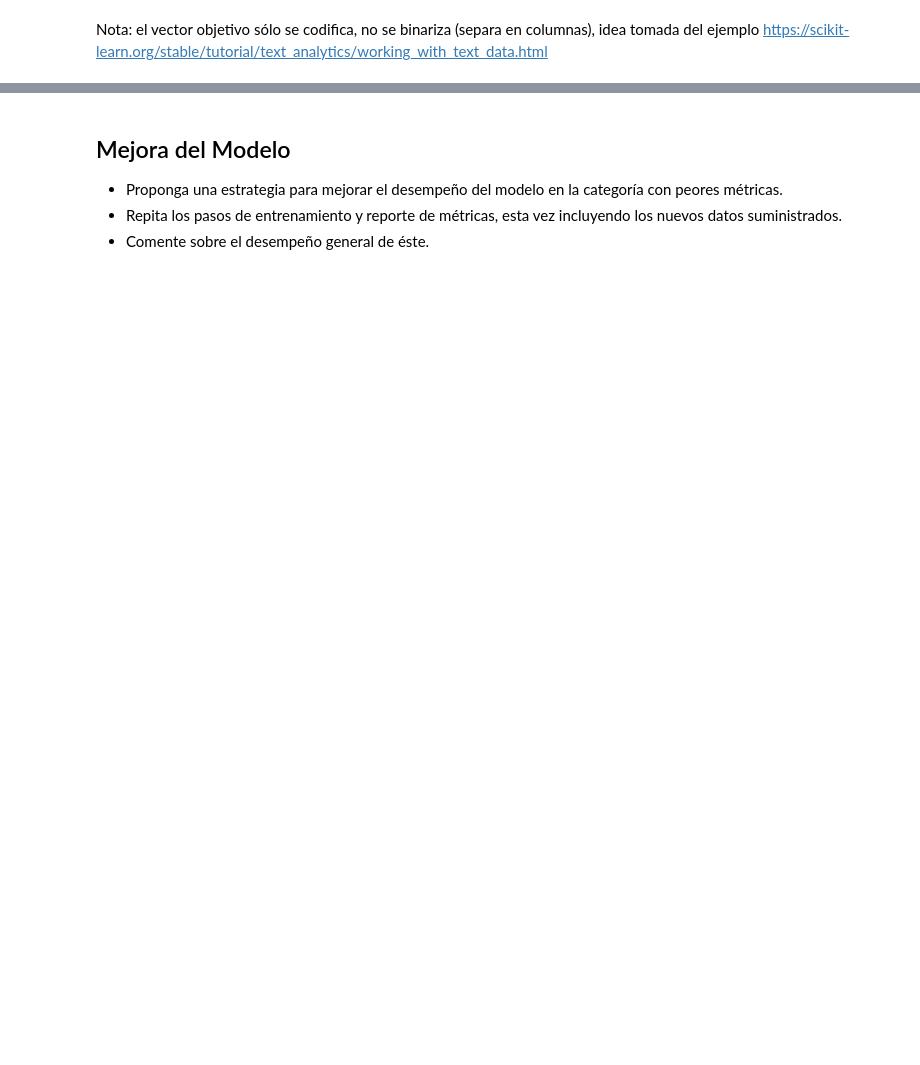
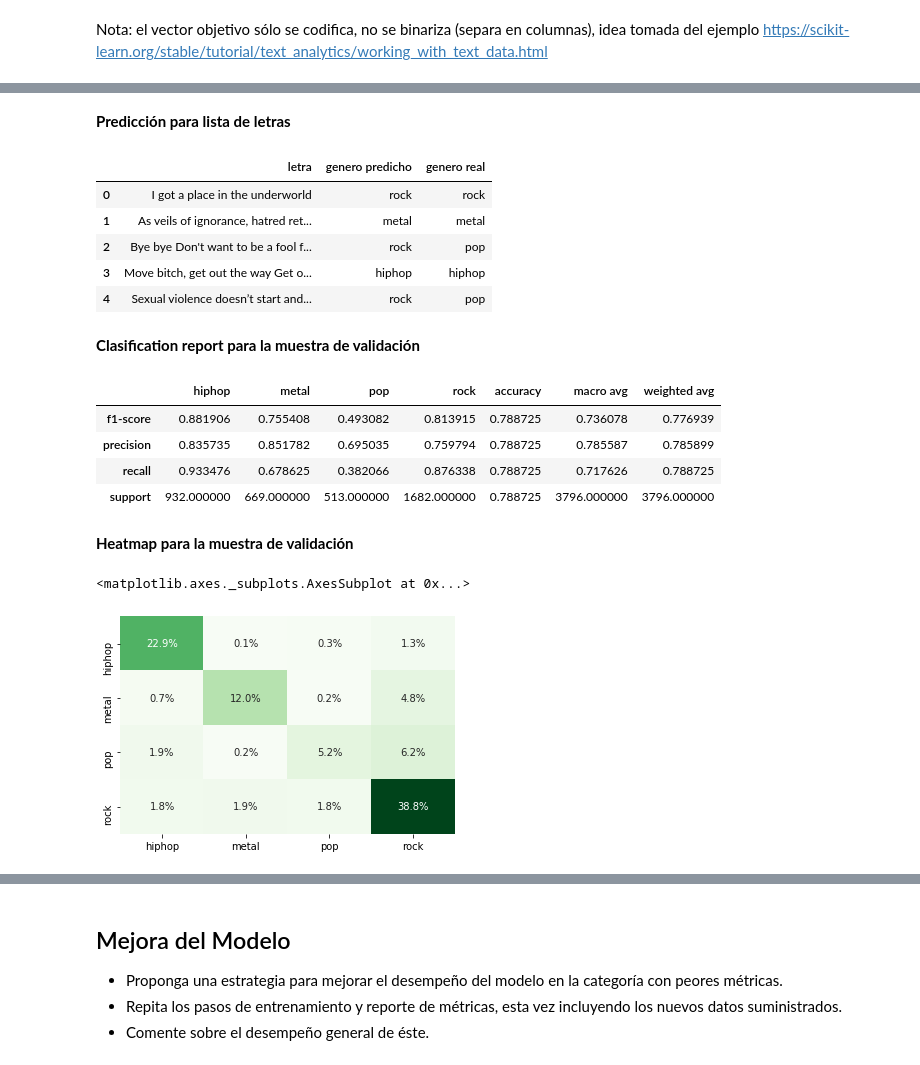
Before and after one commit to danoffn/Data-Science, a Jupyter notebook: 3 - Machine Learning/03 - Naive Bayes/Desafio.ipynb, the cells around one changed output, grey strips where cells are left out. Drawn from its saved outputs; the diff is of its cells as text; code cells hidden in the pictures; blank space fills up the shorter version.

```diff
--- a/3 - Machine Learning/03 - Naive Bayes/Desafio.ipynb
+++ b/3 - Machine Learning/03 - Naive Bayes/Desafio.ipynb
@@ -514,0 +463,8 @@ array([3, 3, 1, ..., 0, 1, 3])
+# %%
+canciones_predecir = ['I got a place in the underworld', # Brody Dalle - Underworld
+'As veils of ignorance, hatred retains Storm of arrows through karma Seeking light through samsara', # Gorguts - Forgotten Arrows
+"Bye bye Don't want to be a fool for you Just another player in your game for two You may hate me but it ain't no lie", # N'SYNC - Bye Bye Bye
+'Move bitch, get out the way Get out the way bitch, get out the way Move bitch, get out the way Get out the way bitch, get out the way', # Ludacris -Move B*tch
+'Sexual violence doesn’t start and end with rape It starts in our books and behind our school gates' # IDLES - Mother,
+"Take it from the girl you claimed to love You gonna get some bad karma I'm the one who had to learn to build a heart made of armor From the girl who made you soup and tied your shoes when you were hurting You are not deserving, you are not deserving" #Banks -Drowning
+]
@@ -514,0 +533,57 @@ array([3, 3, 1, ..., 0, 1, 3])
+# %%
+pipeline_model = Pipeline([
+    ('counter', CountVectorizer(stop_words='english')),
+    ('model', MultinomialNB())
+])
+
+pipeline_model.fit(X_train, y_train)
+
+y_hat = pipeline_model.predict(X_test)
+
+display(Markdown("**Predicción para lista de letras**"))
+
+generos_pred = pipeline_model.predict(canciones_predecir)
+
+reales = ["rock", "metal", "pop", "hiphop", "pop"]
+
+resumen = pd.DataFrame(data={
+    "letra": canciones_predecir,
+    "genero predicho": generos_pred,
+    "genero real": reales
+    }
+)
+
+display(resumen)
+
+display(Markdown("**Clasification report para la muestra de validación**"))
+
+display(pd.DataFrame(classification_report(y_test, y_hat, output_dict=True)))
+
+display(Markdown("**Heatmap para la muestra de validación**"))
+
+cnf = confusion_matrix(y_test, y_hat) / len(y_test)
+
+sns.heatmap(cnf,
+            xticklabels=pipeline_model.classes_,
+            yticklabels=pipeline_model.classes_,
+            annot=True,
+            fmt=".1%",
+            cbar=False,
+            cmap='Greens')
+# %% [output]
+**Predicción para lista de letras**
+|  | letra | genero predicho | genero real |
+| 0 | I got a place in the underworld | rock | rock |
+| 1 | As veils of ignorance, hatred ret... | metal | metal |
+| 2 | Bye bye Don't want to be a fool f... | rock | pop |
+| 3 | Move bitch, get out the way Get o... | hiphop | hiphop |
+| 4 | Sexual violence doesn’t start and... | rock | pop |
+**Clasification report para la muestra de validación**
+|  | hiphop | metal | pop | rock | accuracy | macro avg | weighted avg |
+| f1-score | 0.881906 | 0.755408 | 0.493082 | 0.813915 | 0.788725 | 0.736078 | 0.776939 |
+| precision | 0.835735 | 0.851782 | 0.695035 | 0.759794 | 0.788725 | 0.785587 | 0.785899 |
+| recall | 0.933476 | 0.678625 | 0.382066 | 0.876338 | 0.788725 | 0.717626 | 0.788725 |
+| support | 932.000000 | 669.000000 | 513.000000 | 1682.000000 | 0.788725 | 3796.000000 | 3796.000000 |
+**Heatmap para la muestra de validación**
+<matplotlib.axes._subplots.AxesSubplot at 0x...>
+[figure, added]
```
Also changed, not shown: parts of 18 cells of this notebook.
